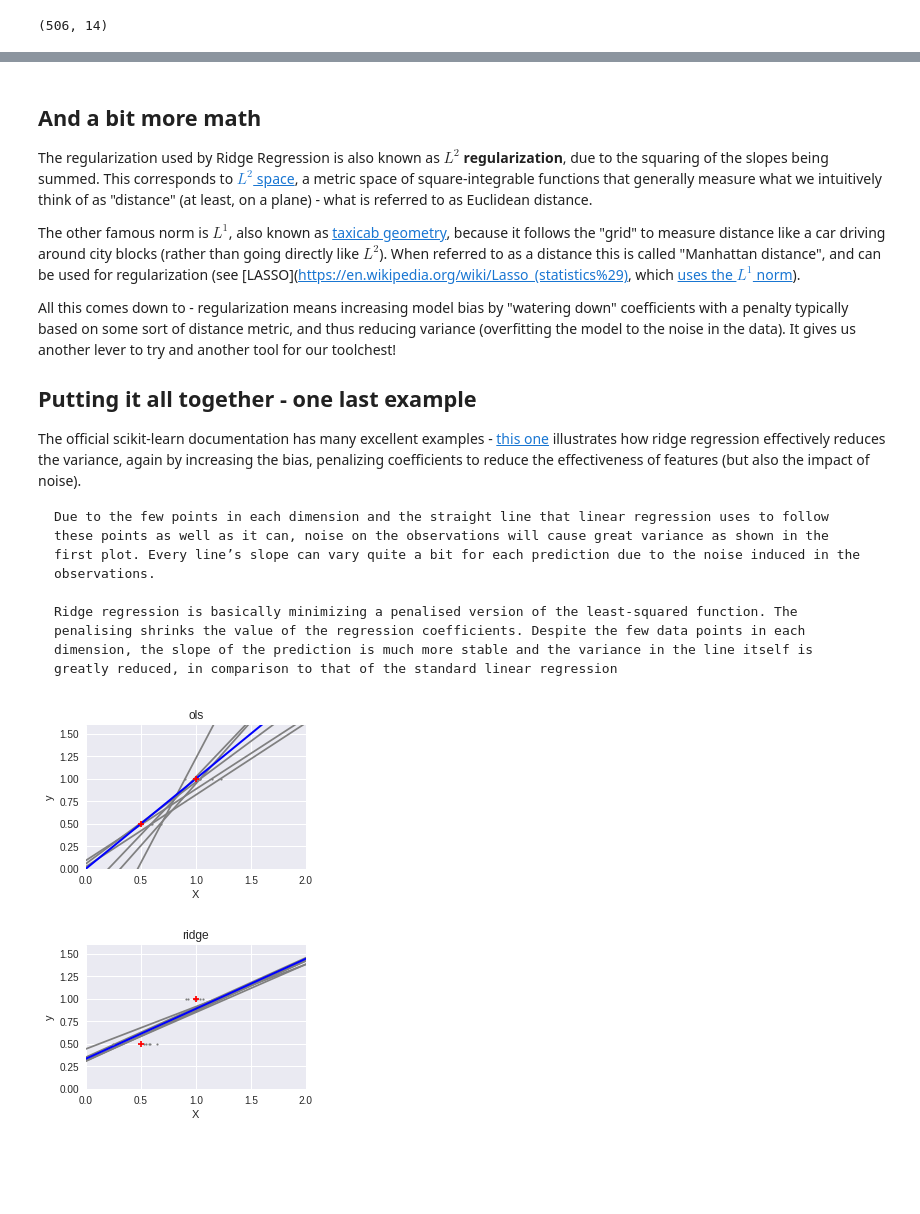
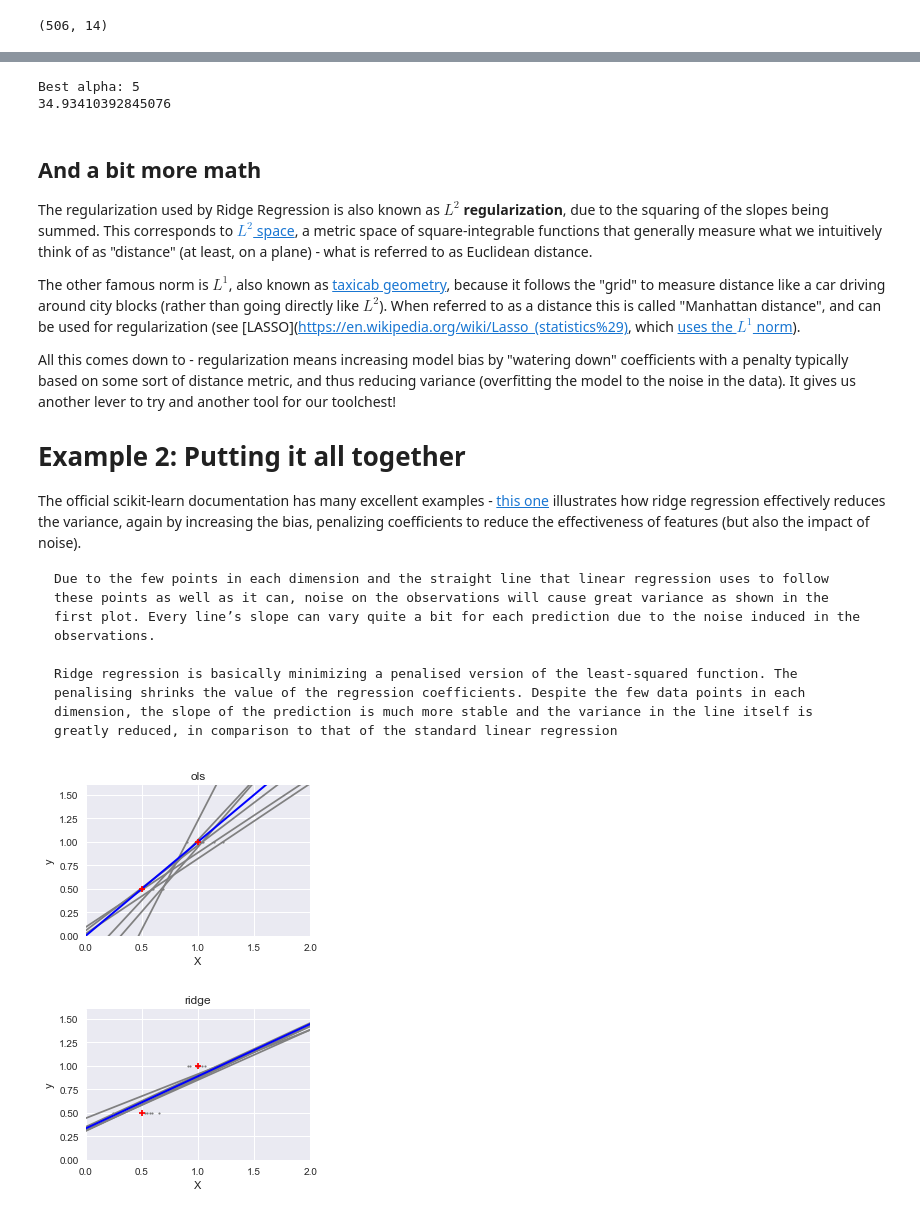
Before and after one commit to chrisluedtke/data-science-journal, a Jupyter notebook: 07-Advanced-Regression/04_Ridge_Regression.ipynb, the cells around one changed output, grey strips where cells are left out. Cells and saved outputs as stored; diff of their text form; code cells hidden in the pictures; blank space fills up the shorter version.

```diff
--- a/07-Advanced-Regression/04_Ridge_Regression.ipynb
+++ b/07-Advanced-Regression/04_Ridge_Regression.ipynb
@@ -2,3 +2,15 @@
 # Ridge Regression
 
 Regularize your way to a better tomorrow.
+# %%
+import matplotlib.pyplot as plt
+import numpy as np
+import pandas as pd
+from sklearn.linear_model import LinearRegression
+from sklearn.linear_model import Ridge # NEW!
+from sklearn.linear_model import RidgeCV # NEW!
+from sklearn.metrics import mean_squared_error
+from sklearn.model_selection import train_test_split
+from sklearn.preprocessing import scale # NEW!
+
+plt.style.use('seaborn')
@@ -235,3 +326,12 @@ mean_squared_error(y_test, ridge_reg.predict(X_test))
+# %%
+# from sklearn.linear_model import RidgeCV
+ridgecv = RidgeCV(alphas=list(range(0,20))).fit(X, y)
+ridgecv.score(X, y)
+print('Best alpha:', ridgecv.alpha_)
+print(mean_squared_error(y_test, ridgecv.predict(X_test)))
+# %% [output]
+Best alpha: 5
+34.93410392845076
 # %% [markdown]
 ## And a bit more math
 
@@ -241,7 +341,7 @@ The other famous norm is $L^1$, also known as [taxicab geometry](https://en.wiki
 
 All this comes down to - regularization means increasing model bias by "watering down" coefficients with a penalty typically based on some sort of distance metric, and thus reducing variance (overfitting the model to the noise in the data). It gives us another lever to try and another tool for our toolchest!
 
-## Putting it all together - one last example
+# Example 2: Putting it all together
 
 The official scikit-learn documentation has many excellent examples - [this one](https://scikit-learn.org/stable/auto_examples/linear_model/plot_ols_ridge_variance.html#sphx-glr-auto-examples-linear-model-plot-ols-ridge-variance-py) illustrates how ridge regression effectively reduces the variance, again by increasing the bias, penalizing coefficients to reduce the effectiveness of features (but also the impact of noise).
 
@@ -254,45 +354,39 @@ Ridge regression is basically minimizing a penalised version of the least-square
 # Code source: Gaël Varoquaux
 # Modified for documentation by Jaques Grobler
 # License: BSD 3 clause
-
-
-import numpy as np
-import matplotlib.pyplot as plt
-
-from sklearn import linear_model
 
 X_train = np.c_[.5, 1].T
 y_train = [.5, 1]
 X_test = np.c_[0, 2].T
 
 np.random.seed(0)
 
-classifiers = dict(ols=linear_model.LinearRegression(),
-                   ridge=linear_model.Ridge(alpha=.1))
+classifiers = dict(ols=LinearRegression(),
+                   ridge=Ridge(alpha=.1))
 
 for name, clf in classifiers.items():
     fig, ax = plt.subplots(figsize=(4, 3))
 
     for _ in range(6):
         this_X = .1 * np.random.normal(size=(2, 1)) + X_train
         clf.fit(this_X, y_train)
 
         ax.plot(X_test, clf.predict(X_test), color='gray')
         ax.scatter(this_X, y_train, s=3, c='gray', marker='o', zorder=10)
 
     clf.fit(X_train, y_train)
     ax.plot(X_test, clf.predict(X_test), linewidth=2, color='blue')
     ax.scatter(X_train, y_train, s=30, c='red', marker='+', zorder=10)
 
     ax.set_title(name)
     ax.set_xlim(0, 2)
     ax.set_ylim((0, 1.6))
     ax.set_xlabel('X')
     ax.set_ylabel('y')
 
     fig.tight_layout()
 
 plt.show()
 # %% [output]
-[figure, old version]
+[figure, new version]
-[figure, old version]
+[figure, new version]
```
Also changed, not shown: parts of 54 cells of this notebook, 3 other files.
